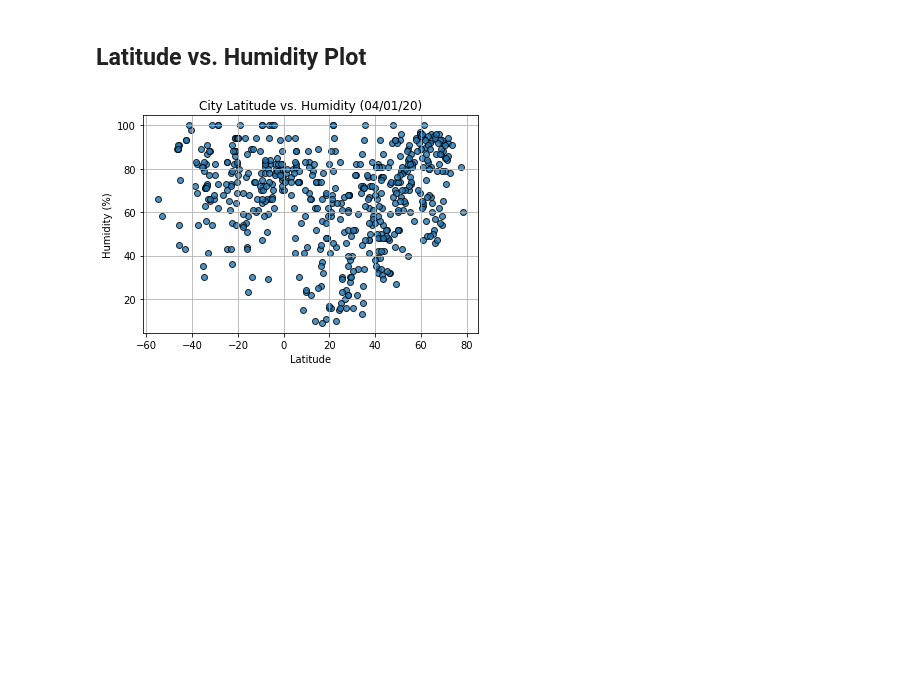
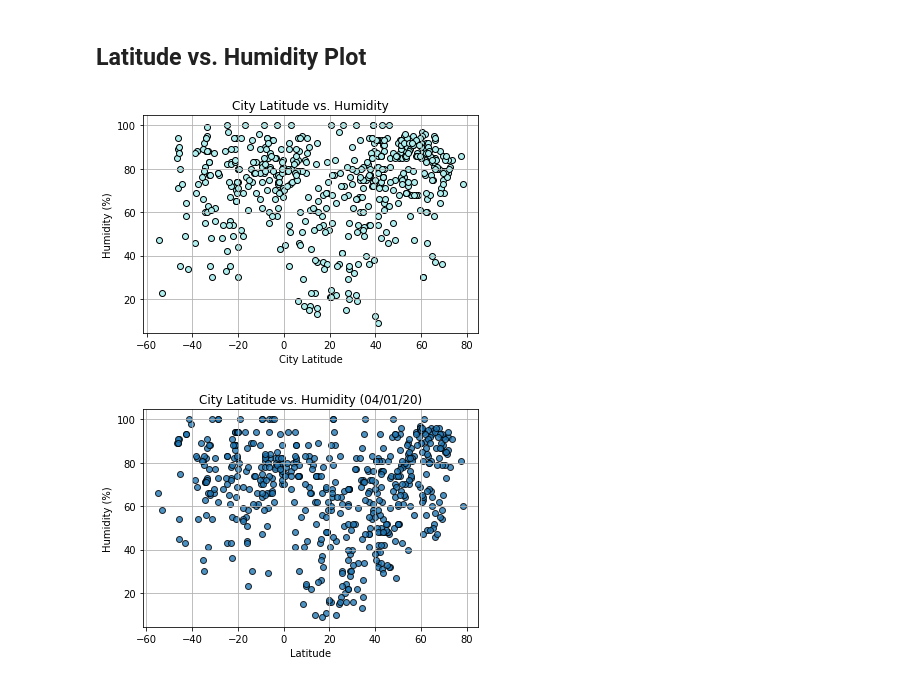
Before and after one commit to kunaual/Python-APIs, a Jupyter notebook: WeatherPy/WeatherPy.ipynb, the cells around one changed output. Saved outputs shown, nothing was run; the diff lists cells and outputs as text; code cells hidden in the pictures; blank space fills up the shorter version.

```diff
--- a/WeatherPy/WeatherPy.ipynb
+++ b/WeatherPy/WeatherPy.ipynb
@@ -217,6 +295,17 @@ Int64Index([], dtype='int64')
 [figure]
 # %% [markdown]
 ## Latitude vs. Humidity Plot
+# %%
+plt.scatter(cityLats,city_df.Humidity,marker="o",edgecolors="black", facecolors="paleturquoise")
+plt.title("City Latitude vs. Humidity")
+plt.xlabel("City Latitude")
+plt.ylabel("Humidity (%)")
+plt.grid(True)
+#plt.xlim(14, 26)
+#plt.ylim(34, 47)
+plt.show()
+# %% [output]
+[figure, added]
 # %%
 # %% [output]
 [figure]
```
Also changed, not shown: parts of 13 cells of this notebook, 1 other file.
